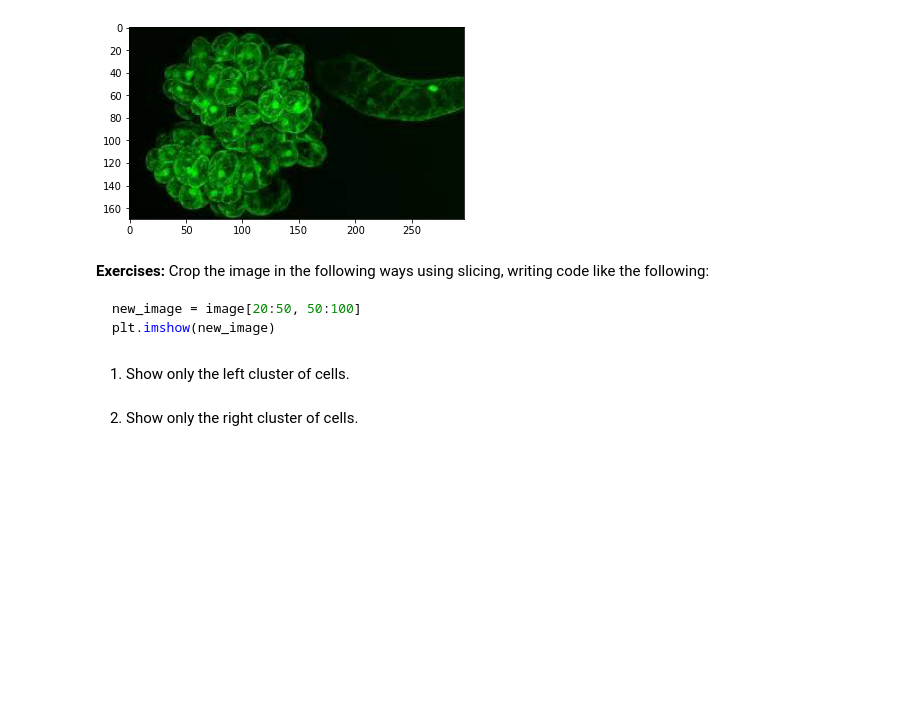
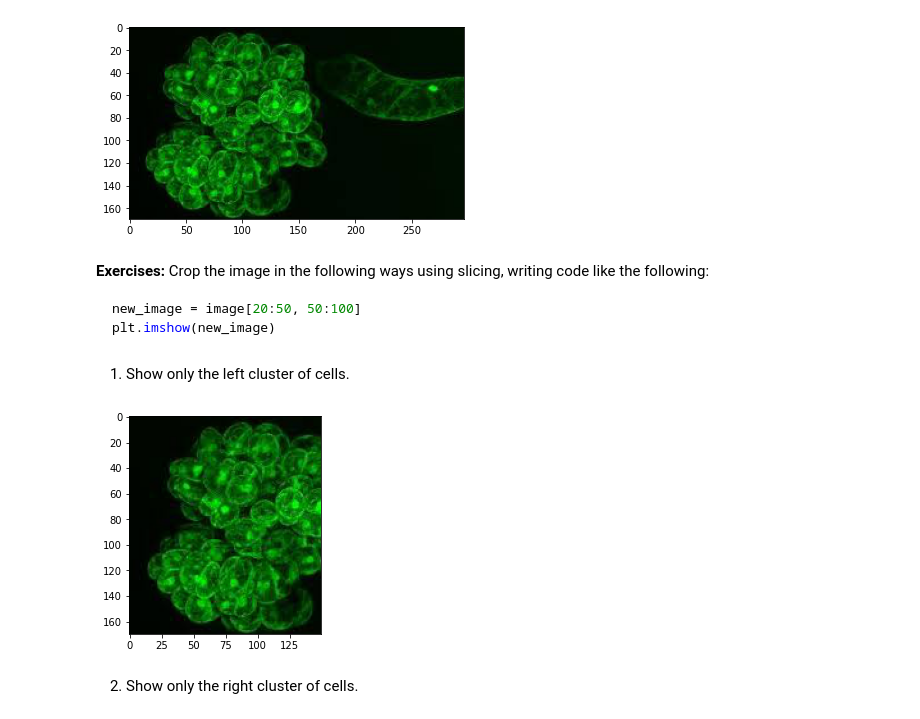
Before and after one commit to nickdelgrosso/Intro2Python, a Jupyter notebook: 6 Indexing Exercise.ipynb, the cells around one changed output. Drawn from its saved outputs; the diff is of its cells as text; code cells hidden in the pictures; blank space fills up the shorter version.

````diff
--- a/6 Indexing Exercise.ipynb
+++ b/6 Indexing Exercise.ipynb
@@ -46,7 +46,7 @@ Let's **plt.imread()** function and do some cropping exercises on the image:
 # %%
 import matplotlib.pyplot as plt
 
-image = plt.imread('cells.jpg')
+image = plt.imread('cells.jpg').copy()
 image.shape
 # %% [output]
 (170, 297, 3)
@@ -67,5 +71,9 @@ plt.imshow(new_image)
 ```
 # %% [markdown]
 1.  Show only the left cluster of cells.
+# %%
+plt.imshow(image[:, :150]);
+# %% [output]
+[figure, added]
 # %% [markdown]
 2. Show only the right cluster of cells.
````
Also changed, not shown: parts of 4 cells of this notebook, 2 other files.
